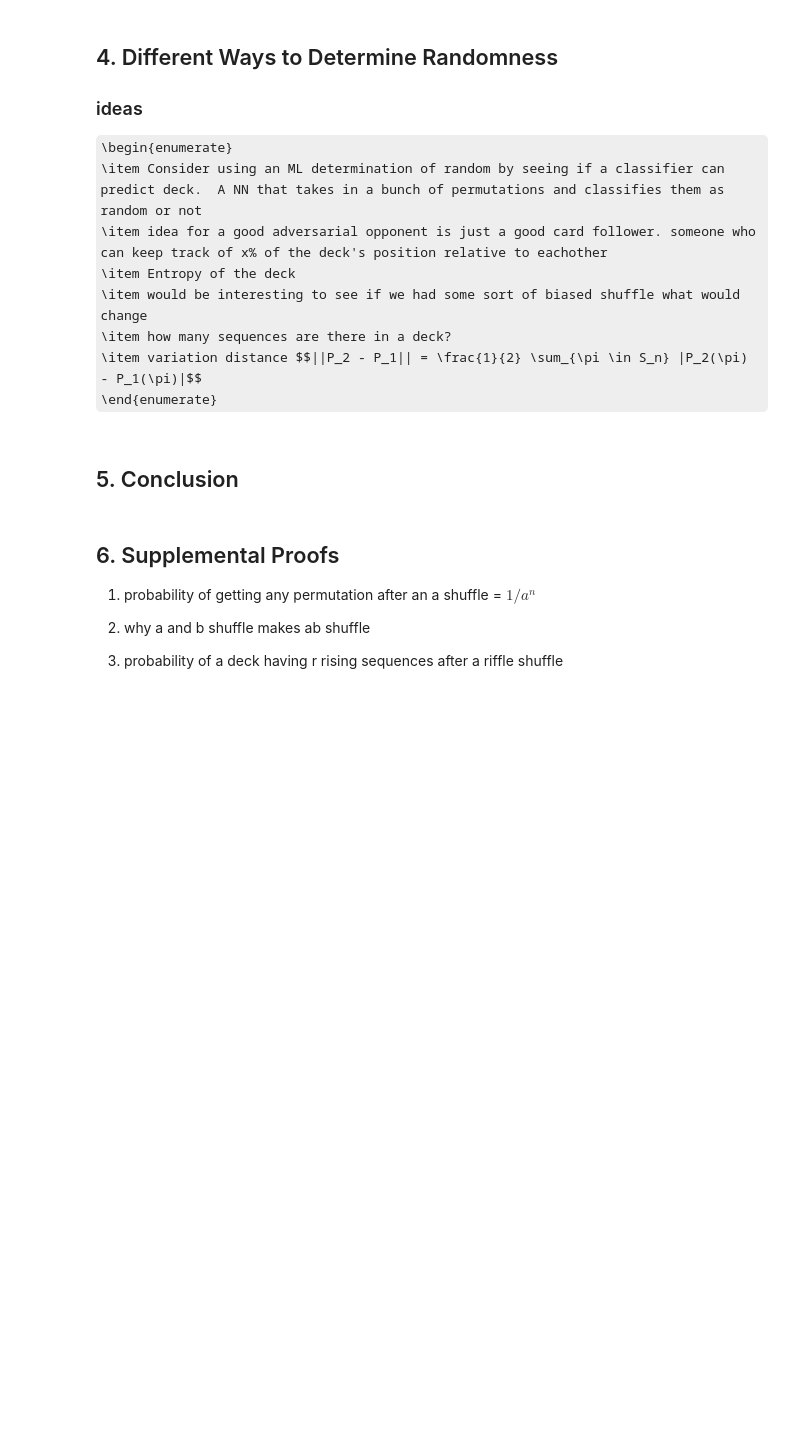
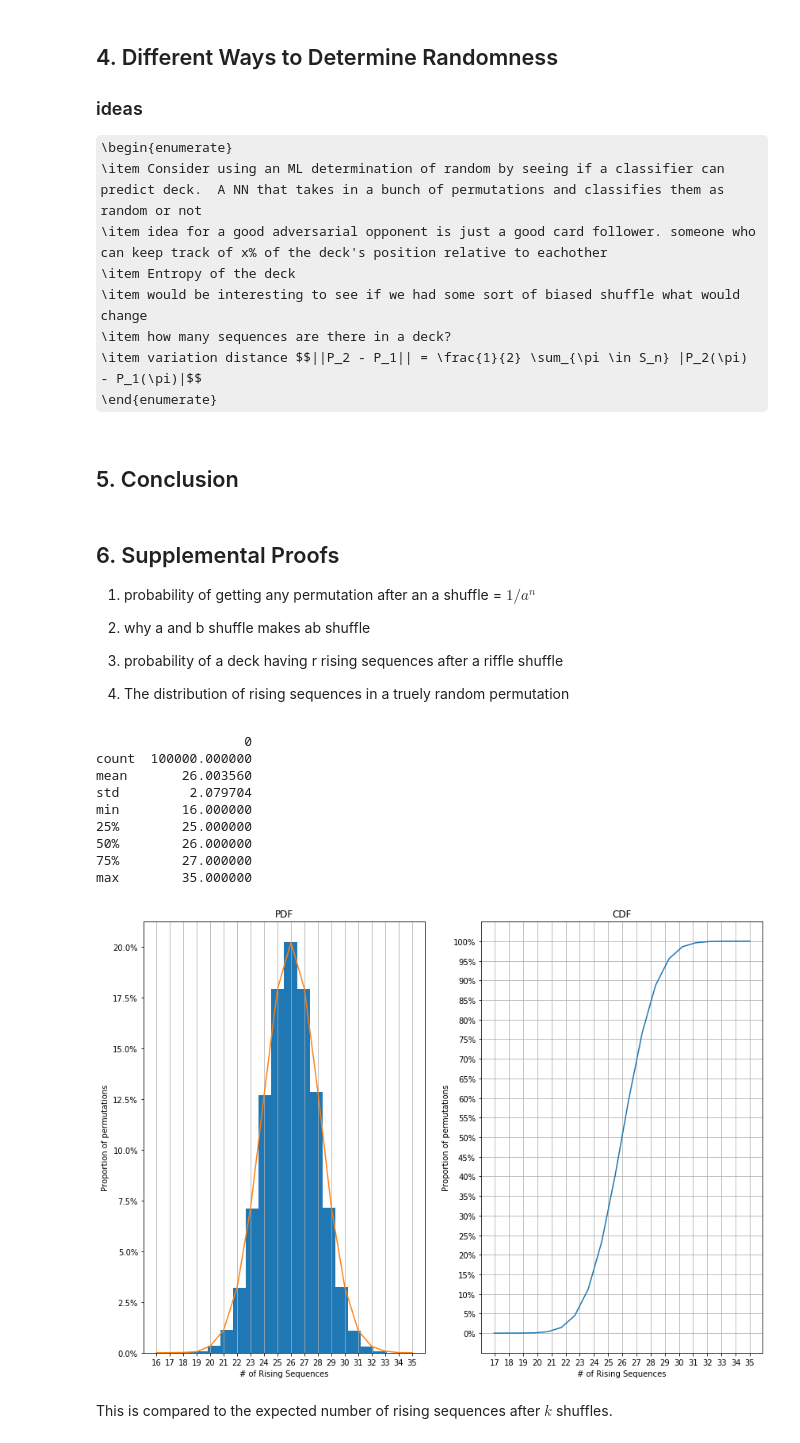
Before and after one commit to nietsxela/RandomShuffler, a Jupyter notebook: RandomShuffles.ipynb, the cells around one changed output. Cells and saved outputs as stored; diff of their text form; code cells hidden in the pictures; some formulas as TeX source; blank space fills up the shorter version.

```diff
--- a/RandomShuffles.ipynb
+++ b/RandomShuffles.ipynb
@@ -114,0 +123,9 @@ TODO show results of doing it this way
+# %%
+AA = {}
+n = 52
+for r in range(1, n+1):
+    AA[r] = r ** n - sum([(AA[y] * AShuffler.n_choose_k(n + r - y, n)) for y in range(1, r)])
+
+
+for x in AA:
+    print(str(x) + ": " + str(AA[x]))
@@ -141,3 +160,53 @@ can show a truely random shuffle
 2. why a and b shuffle makes ab shuffle
 
 3. probability of a deck having r rising sequences after a riffle shuffle
+
+4. The distribution of rising sequences in a truely random permutation
+# %%
+num_rising_sequences = []
+iters = 10000
+for x in range(iters):
+    tgt = np.arange(num_cards)
+    random.shuffle(tgt)
+    rs = AShuffler.count_rising_sequences(tgt)
+    num_rising_sequences.append(rs)
+
+num_bins = len(set(num_rising_sequences))
+# %%
+fig, ax = plt.subplots(1, 2)
+fig.set_size_inches(14,10)
+
+ax[0].grid(True, axis="x")
+n, bins, patches = ax[0].hist(num_rising_sequences, bins=num_bins, density=True)
+ax[0].plot(np.unique(num_rising_sequences), n)
+ax[0].xaxis.set_major_locator(ticker.MultipleLocator(1.0))
+ax[0].yaxis.set_major_formatter(ticker.PercentFormatter(1.0))
+ax[0].set(xlabel='# of Rising Sequences', ylabel='Proportion of permutations')
+ax[0].set_title("PDF")
+
+ax[1].grid(True)
+ax[1].yaxis.set_major_locator(ticker.MultipleLocator(0.05))
+ax[1].xaxis.set_major_locator(ticker.MultipleLocator(1.0))
+ax[1].yaxis.set_major_formatter(ticker.PercentFormatter(1.0))
+H,X = np.histogram(num_rising_sequences, bins=num_bins, density=True)
+dx = X[1] - X[0]
+ax[1].plot(X[1:], np.cumsum(H)*dx)
+ax[1].set(xlabel='# of Rising Sequences', ylabel='Proportion of permutations')
+ax[1].set_title("CDF")
+
+df = pd.DataFrame(num_rising_sequences)
+print(df.describe())
+plt.show()
+# %% [output]
+                   0
+count  100000.000000
+mean       26.003560
+std         2.079704
+min        16.000000
+25%        25.000000
+50%        26.000000
+75%        27.000000
+max        35.000000
+[figure, added]
+# %% [markdown]
+This is compared to the expected number of rising sequences after $k$ shuffles.
```
Also changed, not shown: parts of 9 cells of this notebook, 3 other files.
